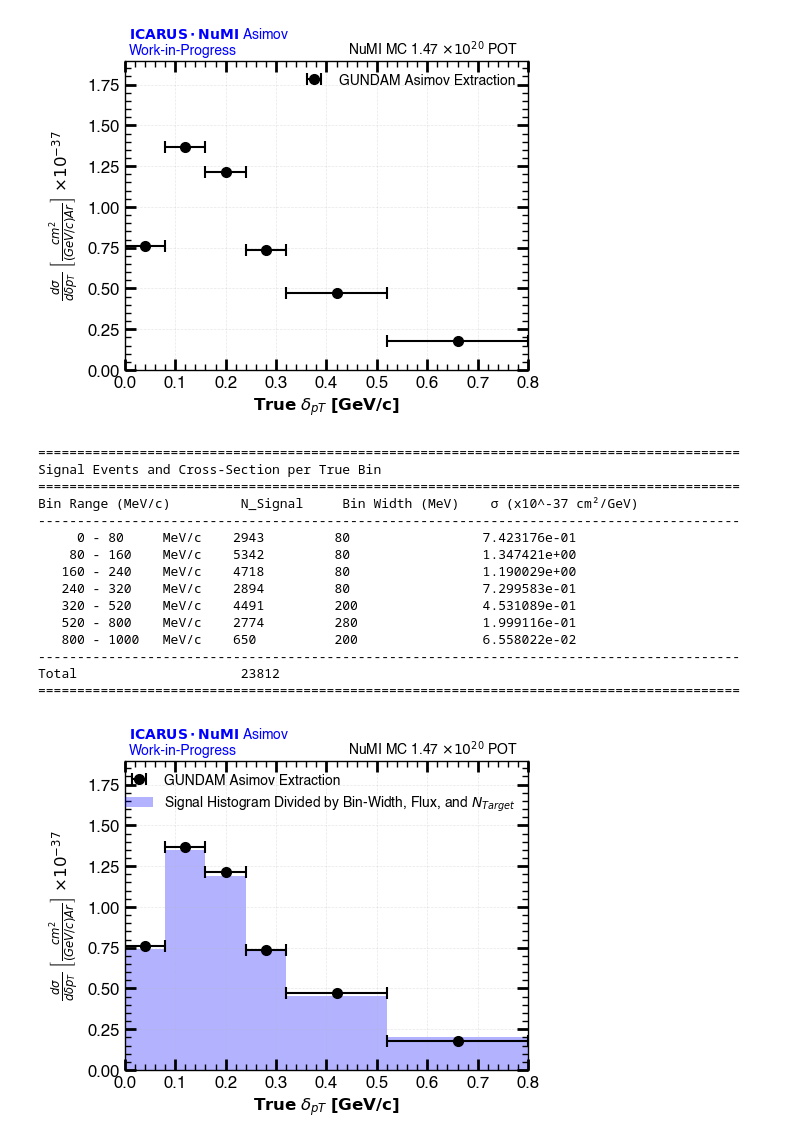
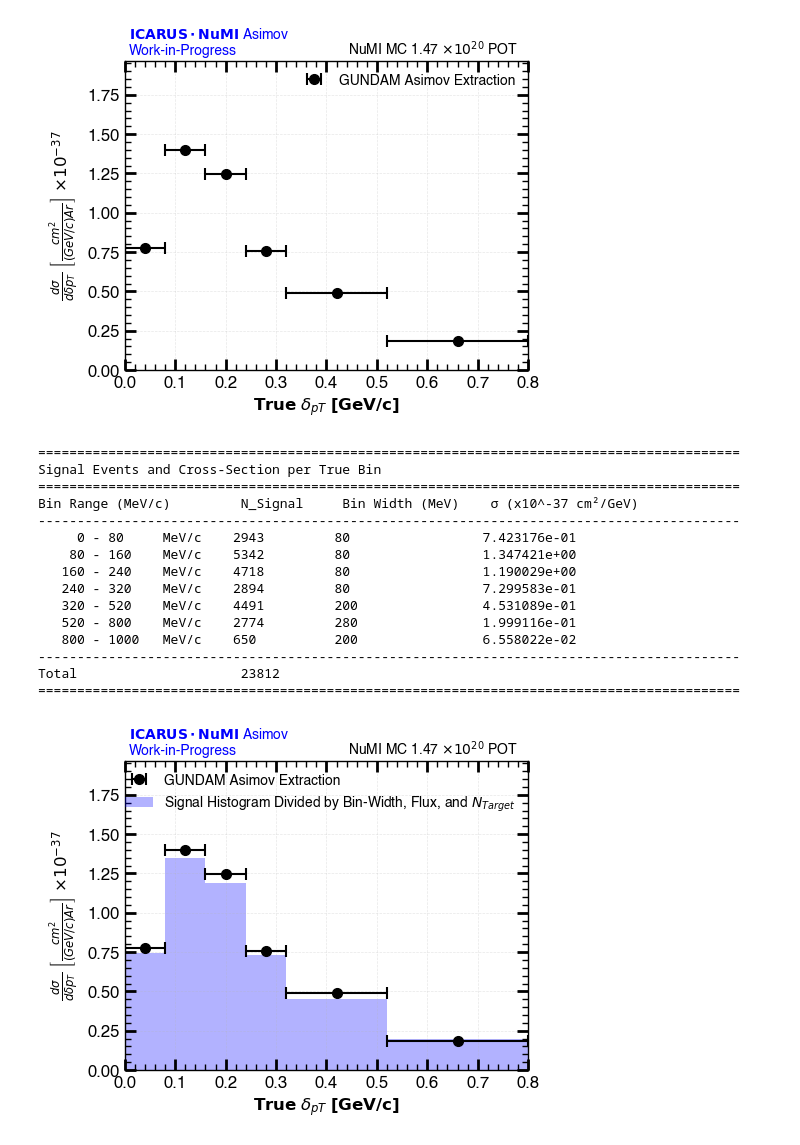
Before and after one commit to rvizarreta/gundam-icarus, a Jupyter notebook: Notebooks/Asimov_Studies.ipynb, the cells around one changed output. Cells and saved outputs as stored; diff of their text form; code cells hidden in the pictures.

```diff
--- a/Notebooks/Asimov_Studies.ipynb
+++ b/Notebooks/Asimov_Studies.ipynb
@@ -4,20 +5,20 @@ from src.plot_manual_cross_section import overlay_manual_cross_section
 # %%
 fig_xs, ax_xs = plot_scatter(
-        filename='/Users/rvizarreta/Library/CloudStorage/GoogleDrive-rvizarreta14@gmail.com/My Drive/🏛 PhD Repository/🚀 Research/🤖 Experiments&Projects/ICARUS/ICARUS_CC0pi_GUNDAM/data/exampleXSec.root',
+        filename='/Users/rvizarreta/Library/CloudStorage/GoogleDrive-rvizarreta14@gmail.com/My Drive/🏛 PhD Repository/🚀 Research/🤖 Experiments&Projects/ICARUS/ICARUS_CC0pi_GUNDAM/data/XSection/XSec_dpT.root',
         is_cross_section = True,
         hist_path="calcXsec/histograms/TrueDeltaPT_XS_TH1D;1",
         xlabel=r'$\mathbf{True}$ $\delta_{pT}$ $\mathbf{[GeV/c]}$',
         ylabel=r'$\frac{d\sigma}{d\delta p_T}$ $\left[\frac{cm^2}{(GeV/c)Ar}\right]$ $\times 10^{-37}$',
         bin_edges_labels=[0.0, 0.08, 0.16, 0.24, 0.32, 0.52, 0.8],
         is_y_errors = False,
         title_line1=r'$\bf{ICARUS \cdot NuMI}$ Asimov' + '\n' + 'Work-in-Progress',
         label="GUNDAM Asimov Extraction",
         output_name='Plots/TrueDeltaPT_XS.png',
         pot=r'NuMI MC 1.47 $\times 10^{20}$ POT',
         scaling_power_of_10=1e40
 )
 # %% [output]
-[figure, old version]
+[figure, new version]
 # %%
 bins_mev = [(0, 80), (80, 160), (160, 240), (240, 320), (320, 520), (520, 800), (800, 1000)]
 # Overlay manual calculation
@@ -53,6 +54,6 @@ Bin Range (MeV/c)         N_Signal     Bin Width (MeV)    σ (x10^-37 cm²/GeV)
 ------------------------------------------------------------------------------------------
 Total                     23812
 ==========================================================================================
-[figure, old version]
+[figure, new version]
 # %%
 fig_template, ax_template = plot_scatter(
```
Also changed, not shown: parts of 7 cells of this notebook, 1 other file.
